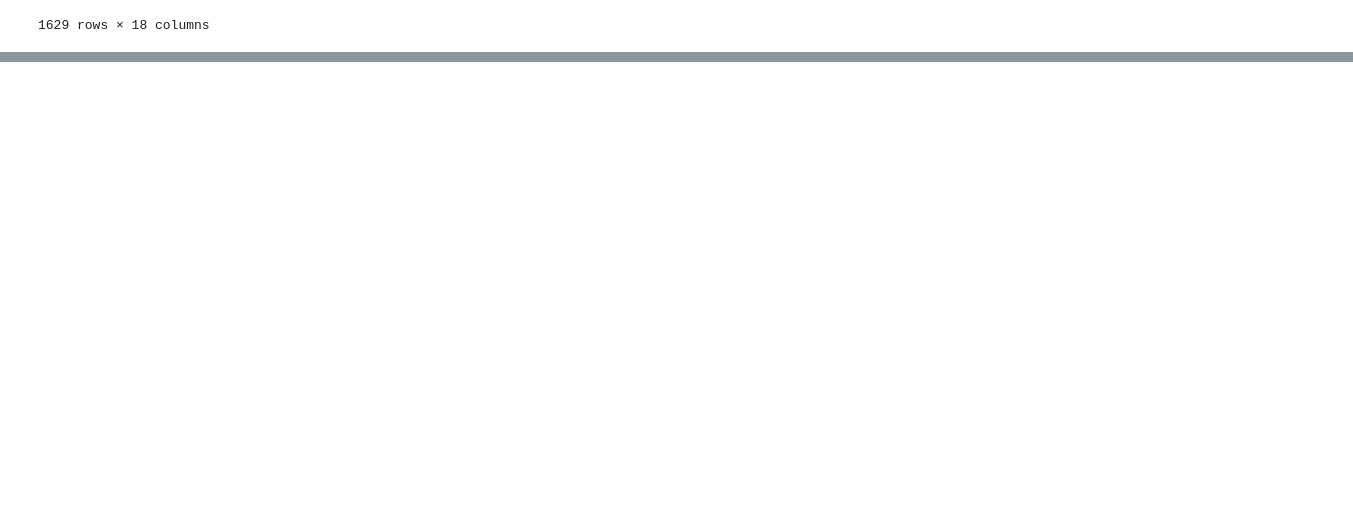
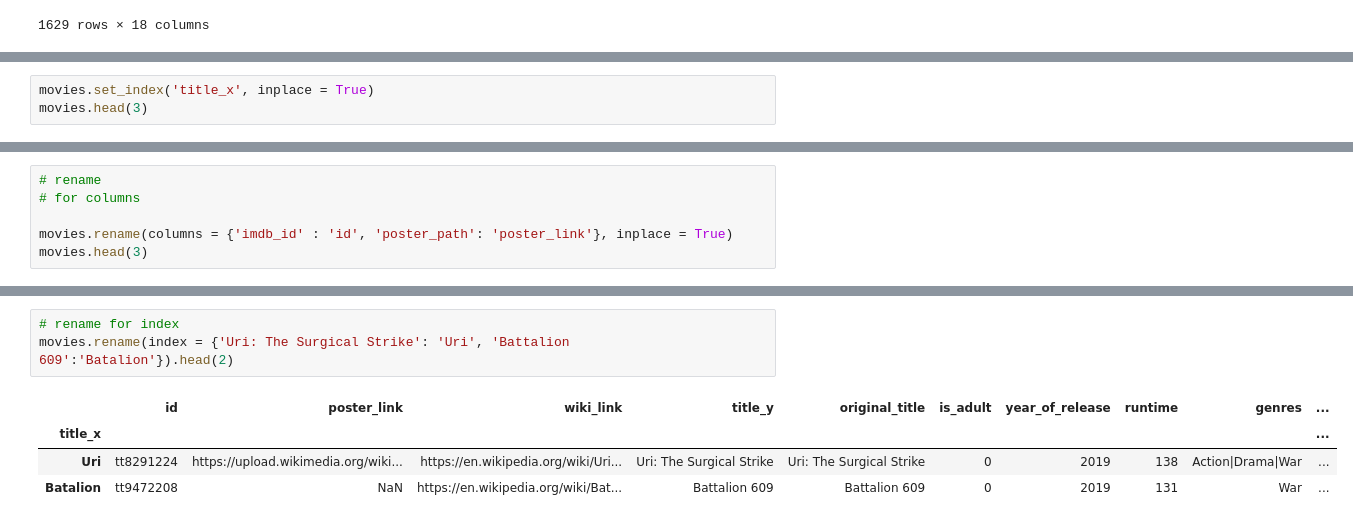
Before and after one commit to iAleeRaza/Pandas, a Jupyter notebook: dataframe_methods.ipynb, the cells around one changed output, grey strips where cells are left out. Drawn from its saved outputs; the diff is of its cells as text; blank space fills up the shorter version.

```diff
--- a/dataframe_methods.ipynb
+++ b/dataframe_methods.ipynb
@@ -207,0 +261,3 @@ movies.sort_index(ascending = False)
+# %%
+movies.set_index('title_x', inplace = True)
+movies.head(3)
@@ -207,0 +270,6 @@ movies.sort_index(ascending = False)
+# %%
+# rename
+# for columns
+
+movies.rename(columns = {'imdb_id' : 'id', 'poster_path': 'poster_link'}, inplace = True)
+movies.head(3)
@@ -207,0 +282,8 @@ movies.sort_index(ascending = False)
+# %%
+# rename for index
+movies.rename(index = {'Uri: The Surgical Strike': 'Uri', 'Battalion 609':'Batalion'}).head(2)
+# %% [output]
+|  | id | poster_link | wiki_link | title_y | original_title | is_adult | year_of_release | runtime | genres | ... |
+| title_x |  |  |  |  |  |  |  |  |  | ... |
+| Uri | tt8291224 | https://upload.wikimedia.org/wiki... | https://en.wikipedia.org/wiki/Uri... | Uri: The Surgical Strike | Uri: The Surgical Strike | 0 | 2019 | 138 | Action|Drama|War | ... |
+| Batalion | tt9472208 | NaN | https://en.wikipedia.org/wiki/Bat... | Battalion 609 | Battalion 609 | 0 | 2019 | 131 | War | ... |
```
Also changed, not shown: parts of 10 cells of this notebook.
